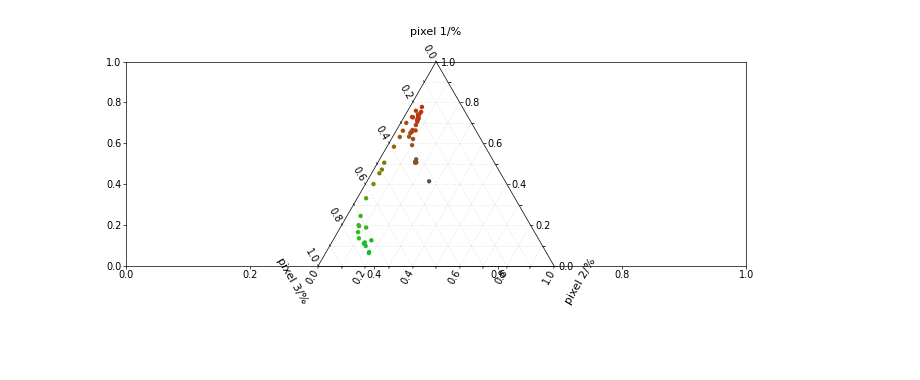
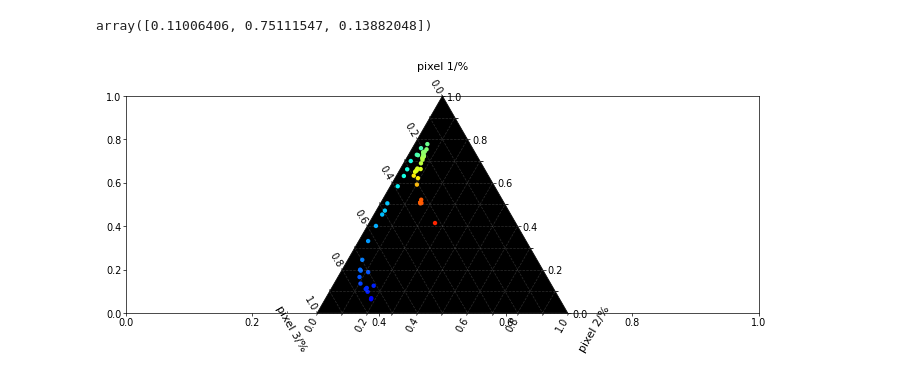
Before and after one commit to JBeckwith/pyS3M, a Jupyter notebook: notebooks/figures/SI/Ternary_Plot_SingleMolecules.ipynb, the cells around one changed output. Drawn from its saved outputs; the diff is of its cells as text; code cells hidden in the pictures; blank space fills up the shorter version.

```diff
--- a/notebooks/figures/SI/Ternary_Plot_SingleMolecules.ipynb
+++ b/notebooks/figures/SI/Ternary_Plot_SingleMolecules.ipynb
@@ -29,15 +29,6 @@ IO = IOFunctions.IO_Functions()
 data_folder = "../../../Camera_Calibrations/Ximea_Camera/"
 R, G, B, wavelength = S_F.getpixelefficiency()
 pixel_QYs = np.vstack([B, G, R])  # Bayer channel order: B, G, R
-# %%
-C = np.max(G) * gaussian_model(wavelength, 500, 50) + (0.15 * gaussian_model(wavelength, 650, 40))
-Y = np.max(G) * gaussian_model(wavelength, 575, 80)
-M = np.max(G) * gaussian_model(wavelength, 450, 50) + np.max(G) * gaussian_model(wavelength, 650, 50)
-
-cameras = ["Camera_CYYM"]
-
-wavelength = wavelength
-pixel_QYs_CYYM = np.vstack([C, Y, M])
 # %%
 single_molecule_dyes = [
     "Alexa Fluor 488",
@@ -92,7 +83,7 @@ single_molecule_dyes = [
     "Alexa Fluor 790",
 ]
 # %%
-average_wavelengths, RGB_ideal = S_F.get_pixel_fractions_dye_and_filters(
+average_wavelengths_all, RGB_ideal = S_F.get_pixel_fractions_dye_and_filters(
     dyes=single_molecule_dyes,
     filters=[],
     wavelength=wavelength,
@@ -142,3 +162,7 @@ plt.plot(spectrum * R)
+# %%
+RGB_ATTOs[0, :]
+# %% [output]
+array([0.11006406, 0.75111547, 0.13882048])
 # %%
 fig, axs = plotter.two_column_plot(
     ncolumns=3, widthratio=[1, 1, 1], width=8, height=2.7
@@ -279,55 +303,60 @@ plt.savefig(os.path.join(folder, "AllSMDyes_Spectra.svg"), format="svg", dpi=600
 plt.show()
 # %%
 from src import PlottingFunctions
-colours = ["#99ff99", "#ffc04d", "#ff6666"]
 
 plotter = PlottingFunctions.Plotter()
 
 import matplotlib.pyplot as plt
+import matplotlib.cm as cm
+import matplotlib.colors as mcolors
 import mpltern
-from matplotlib.ticker import MultipleLocator, AutoMinorLocator
+from matplotlib.ticker import MultipleLocator
 
+# Jet colours mapped to average emission wavelength
+norm = mcolors.Normalize(vmin=average_wavelengths_all.min()-50, vmax=average_wavelengths_all.max()+50)
+point_colors = cm.jet(norm(average_wavelengths_all))
 
 fig, ax = plotter.two_column_plot()
-ax = fig.add_subplot(1, 1, 1, projection="ternary")
+ax = fig.add_subplot(1, 1, 1, projection='ternary')
 
-ax.taxis.set_major_locator(MultipleLocator(0.2))
-ax.laxis.set_major_locator(MultipleLocator(0.2))
-ax.raxis.set_major_locator(MultipleLocator(0.2))
+# --- Black ternary background only ---
+ax.set_facecolor('black')
 
-ax.taxis.set_minor_locator(MultipleLocator(0.1))
-ax.laxis.set_minor_locator(MultipleLocator(0.1))
-ax.raxis.set_minor_locator(MultipleLocator(0.1))
+for taxis in (ax.taxis, ax.laxis, ax.raxis):
+    taxis.set_major_locator(MultipleLocator(0.2))
+    taxis.set_minor_locator(MultipleLocator(0.1))
 
-# Color ticks, grids, tick-labels
+ax.set_tlabel(r'pixel 1/%')
+ax.set_llabel(r'pixel 3/%')
+ax.set_rlabel(r'pixel 2/%')
 
-ax.set_tlabel(r"pixel 1/%")
-ax.set_llabel(r"pixel 3/%")
-ax.set_rlabel(r"pixel 2/%")
-
-ax.grid(lw=0.5, alpha=0.25, ls="--", which="both", axis="both")
+ax.grid(lw=0.5, alpha=0.25, ls='--', which='both', axis='both')
 
 Rd = RGB_ideal[:, 0] * 100
 Gd = RGB_ideal[:, 1] * 100
 Bd = RGB_ideal[:, 2] * 100
-c = np.vstack([RGB_ideal.T, np.ones_like(Rd)])
 
-pc = ax.scatter(
-    Rd, Gd, Bd, s=10, facecolors=c.T, edgecolors="None", lw=0, marker="o"
+ax.scatter(
+    Rd, Gd, Bd,
+    s=10,
+    c=point_colors,
+    edgecolors='None',
+    lw=0,
+    marker='o',
 )
 
 ax.set_tlim(0, 100)
 ax.set_llim(0, 100)
 ax.set_rlim(0, 100)
 
-plt.tight_layout()
+#plt.tight_layout()
 
-folder = ""
+folder = ''
 plt.savefig(
-    os.path.join(folder, "Chromophores_PixelIntensity_SMDyes.svg"),
-    format="svg",
+    os.path.join(folder, 'Chromophores_PixelIntensity_SMDyes.svg'),
+    format='svg',
     dpi=600,
 )
 plt.show()
 # %% [output]
-[figure, old version]
+[figure, new version]
```
Also changed, not shown: parts of 10 cells of this notebook, 10 other files.
